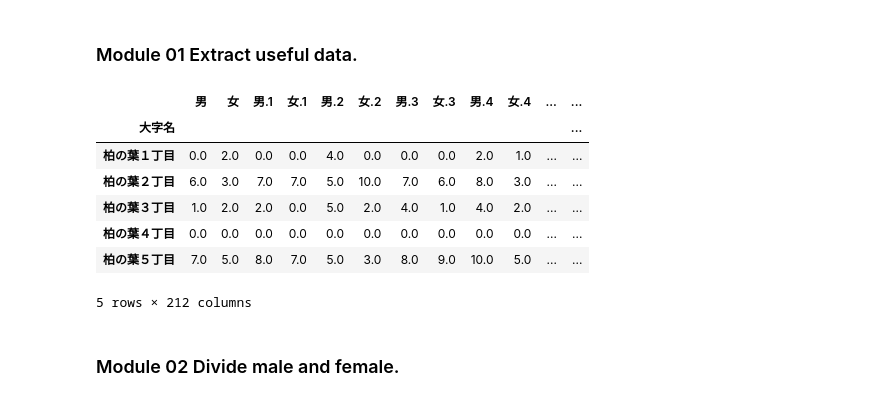
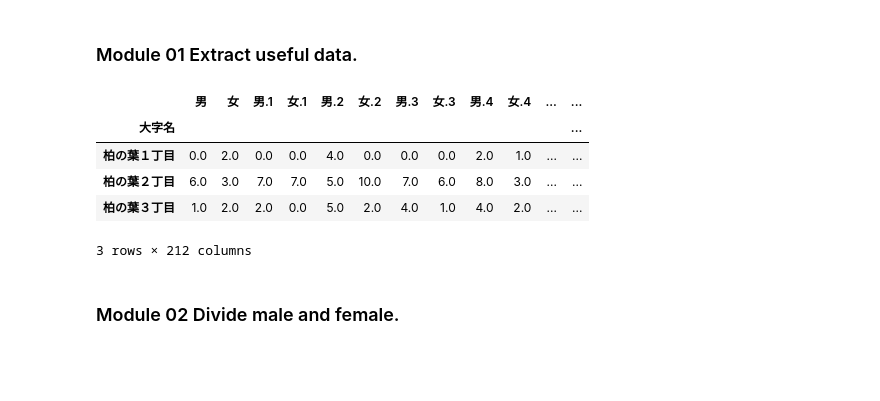
Before and after one commit to milegemiao/population-pyramid-plotting, a Jupyter notebook: population-pyramid-plotting.ipynb, the cells around one changed output. Saved outputs shown, nothing was run; the diff lists cells and outputs as text; code cells hidden in the pictures; blank space fills up the shorter version.

```diff
--- a/population-pyramid-plotting.ipynb
+++ b/population-pyramid-plotting.ipynb
@@ -57,18 +57,16 @@ def getxlsx(fpath,chome):
     return data
 # %%
 # A test result:
-getxlsx(fpath,chome).head()
+getxlsx(fpath,chome).head(3)
 # In columes of 'Gender.number', the number represents the colume number which had been skipped in the 1st row.
 # '男.105' and '女.105' are sums.
 # %% [output]
 |  | 男 | 女 | 男.1 | 女.1 | 男.2 | 女.2 | 男.3 | 女.3 | 男.4 | 女.4 | ... | ... |
 | 大字名 |  |  |  |  |  |  |  |  |  |  |  | ... |
 | 柏の葉１丁目 | 0.0 | 2.0 | 0.0 | 0.0 | 4.0 | 0.0 | 0.0 | 0.0 | 2.0 | 1.0 | ... | ... |
 | 柏の葉２丁目 | 6.0 | 3.0 | 7.0 | 7.0 | 5.0 | 10.0 | 7.0 | 6.0 | 8.0 | 3.0 | ... | ... |
 | 柏の葉３丁目 | 1.0 | 2.0 | 2.0 | 0.0 | 5.0 | 2.0 | 4.0 | 1.0 | 4.0 | 2.0 | ... | ... |
-| 柏の葉４丁目 | 0.0 | 0.0 | 0.0 | 0.0 | 0.0 | 0.0 | 0.0 | 0.0 | 0.0 | 0.0 | ... | ... |
-| 柏の葉５丁目 | 7.0 | 5.0 | 8.0 | 7.0 | 5.0 | 3.0 | 8.0 | 9.0 | 10.0 | 5.0 | ... | ... |
-5 rows × 212 columns
+3 rows × 212 columns
 # %% [markdown]
 ### Module 02 Divide male and female.
 # %%
```
Also changed, not shown: parts of 3 cells of this notebook.
